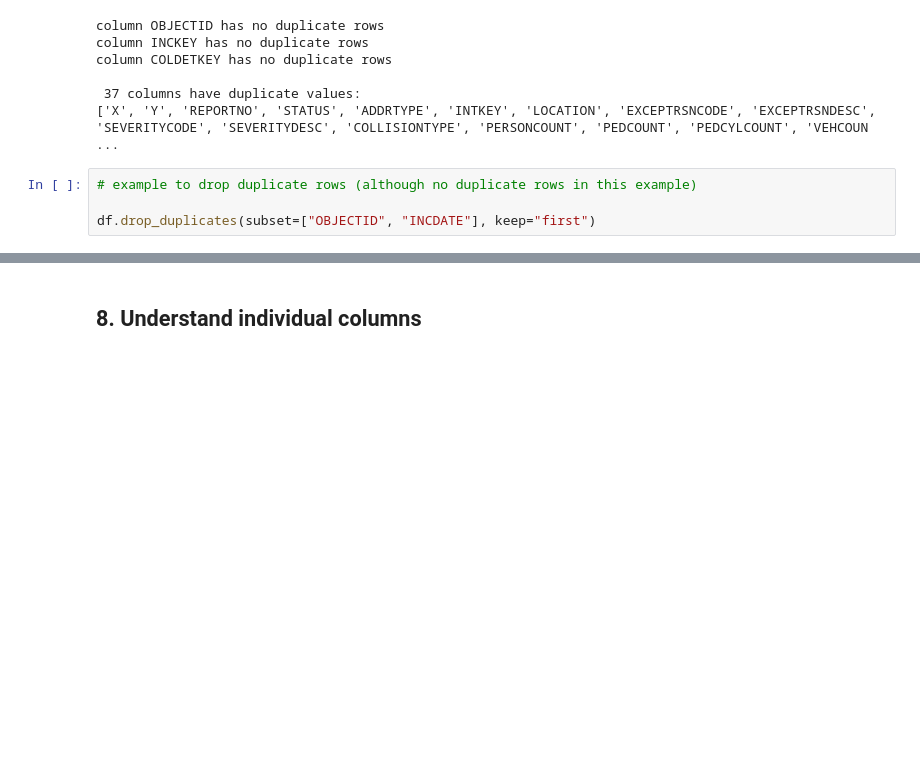
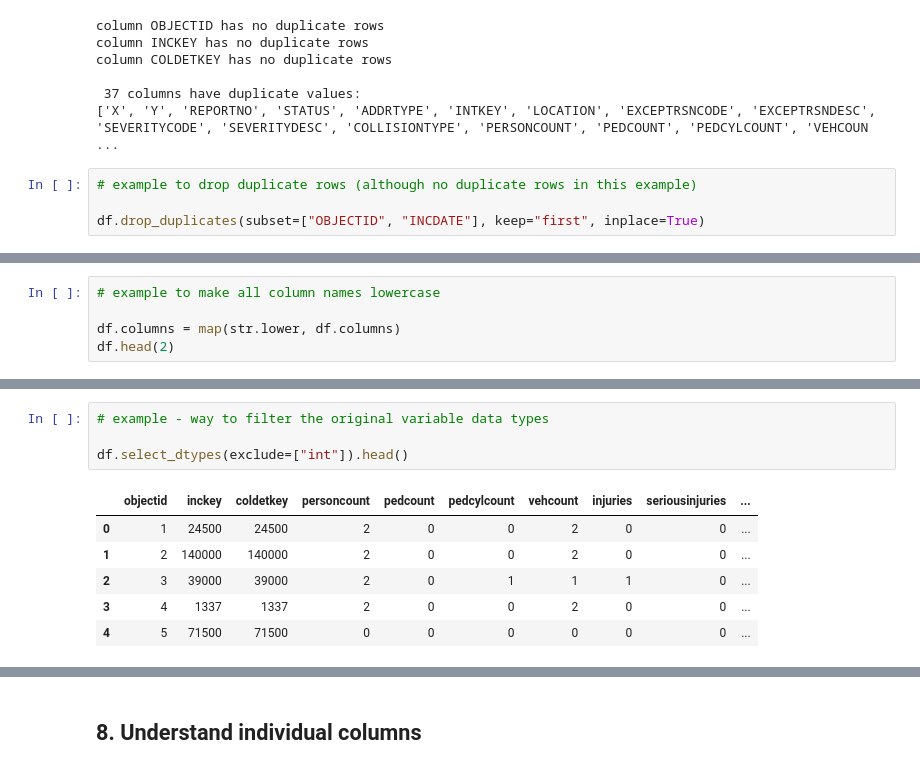
Before and after one commit to niwako/garbanzo, a Jupyter notebook: Workshop on EDA.ipynb, the cells around one changed output, grey strips where cells are left out. Cells and saved outputs as stored; diff of their text form; blank space fills up the shorter version.

```diff
--- a/Workshop on EDA.ipynb
+++ b/Workshop on EDA.ipynb
@@ -192,4 +284,4 @@ column COLDETKEY has no duplicate rows
 # %%
 # example to drop duplicate rows (although no duplicate rows in this example)
 
-df.drop_duplicates(subset=["OBJECTID", "INCDATE"], keep="first")
+df.drop_duplicates(subset=["OBJECTID", "INCDATE"], keep="first", inplace=True)
@@ -213,0 +292,5 @@ df.drop_duplicates(subset=["OBJECTID", "INCDATE"], keep="first")
+# %%
+# example to make all column names lowercase
+
+df.columns = map(str.lower, df.columns)
+df.head(2)
@@ -213,0 +328,11 @@ df.drop_duplicates(subset=["OBJECTID", "INCDATE"], keep="first")
+# %%
+# example - way to filter the original variable data types
+
+df.select_dtypes(exclude=["int"]).head()
+# %% [output]
+|  | objectid | inckey | coldetkey | personcount | pedcount | pedcylcount | vehcount | injuries | seriousinjuries | ... |
+| 0 | 1 | 24500 | 24500 | 2 | 0 | 0 | 2 | 0 | 0 | ... |
+| 1 | 2 | 140000 | 140000 | 2 | 0 | 0 | 2 | 0 | 0 | ... |
+| 2 | 3 | 39000 | 39000 | 2 | 0 | 1 | 1 | 1 | 0 | ... |
+| 3 | 4 | 1337 | 1337 | 2 | 0 | 0 | 2 | 0 | 0 | ... |
+| 4 | 5 | 71500 | 71500 | 0 | 0 | 0 | 0 | 0 | 0 | ... |
```
Also changed, not shown: parts of 18 cells of this notebook.
